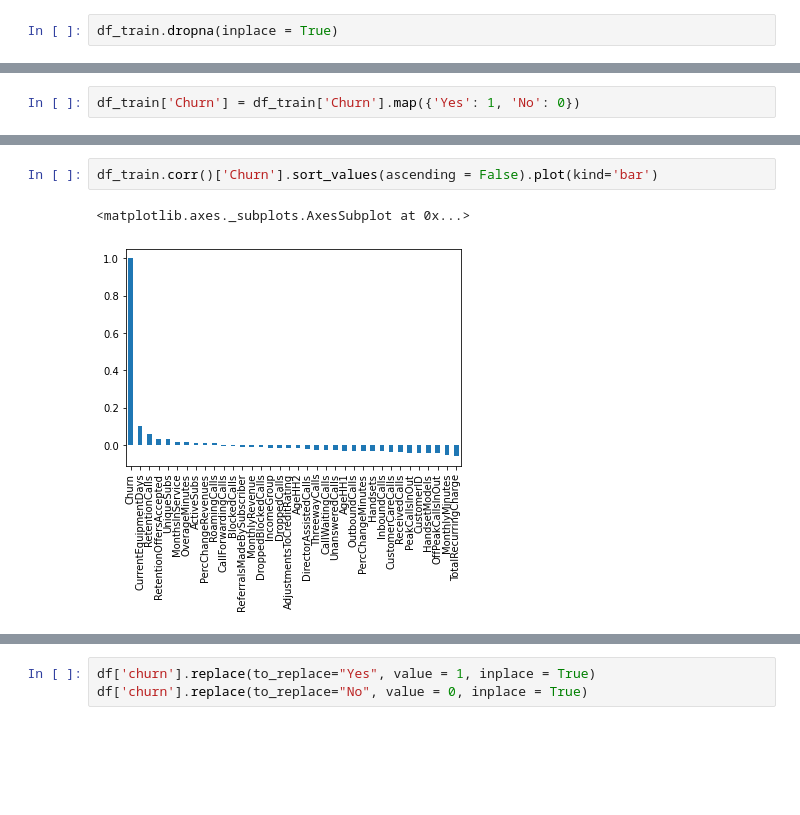
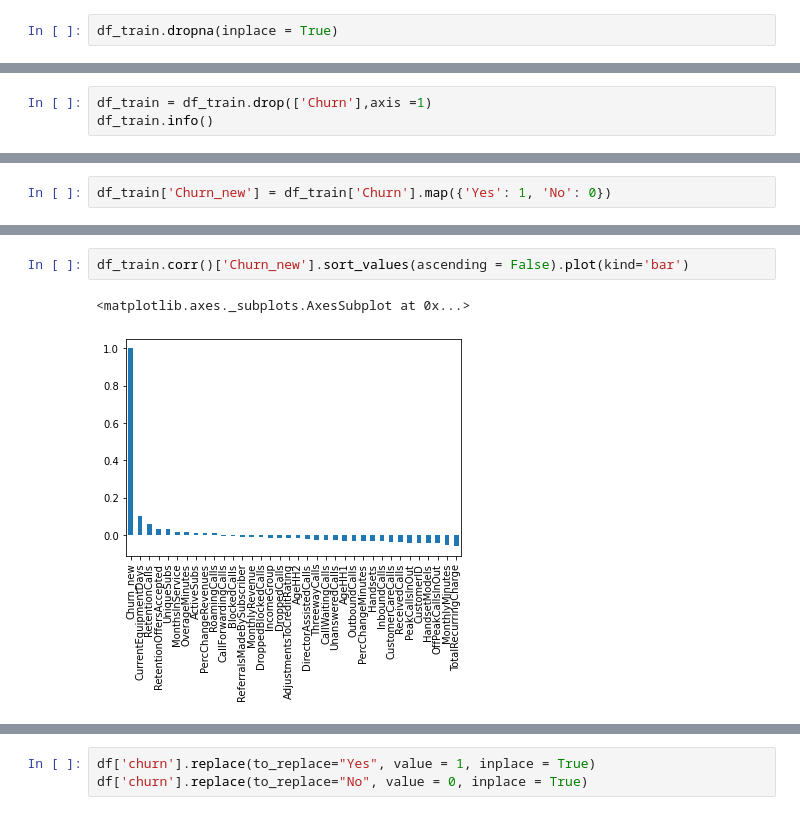
Before and after one commit to vijayvaradh/Telco_churn-prediction, a Jupyter notebook: Churn_prediction_model_.ipynb, the cells around one changed output, grey strips where cells are left out. Cells and saved outputs as stored; diff of their text form; blank space fills up the shorter version.

```diff
--- a/Churn_prediction_model_.ipynb
+++ b/Churn_prediction_model_.ipynb
@@ -104,2 +119,5 @@ pd.crosstab(df_train.Churn,df_train.MaritalStatus).apply(lambda r: r/len(df_trai
 | 0 | 18.523878 | 26.197942 | 26.646165 |
 | 1 | 6.795707 | 11.285978 | 10.550330 |
+# %%
+df_train = df_train.drop(['Churn'],axis =1)
+df_train.info()
@@ -111,2 +167,2 @@ df_train[['MonthlyRevenue','Churn']].groupby('Churn').mean()
 # %%
-df_train['Churn'] = df_train['Churn'].map({'Yes': 1, 'No': 0})
+df_train['Churn_new'] = df_train['Churn'].map({'Yes': 1, 'No': 0})
@@ -122,8 +188,8 @@ Name: Churn, dtype: int64
 # %%
-df_train.corr()['Churn'].sort_values(ascending = False).plot(kind='bar')
+df_train.corr()['Churn_new'].sort_values(ascending = False).plot(kind='bar')
 # %% [output]
 <matplotlib.axes._subplots.AxesSubplot at 0x...>
-[figure, old version]
+[figure, new version]
 # %%
 import seaborn as sn
 df_corr =df.corr()
```
Also changed, not shown: parts of 12 cells of this notebook.
